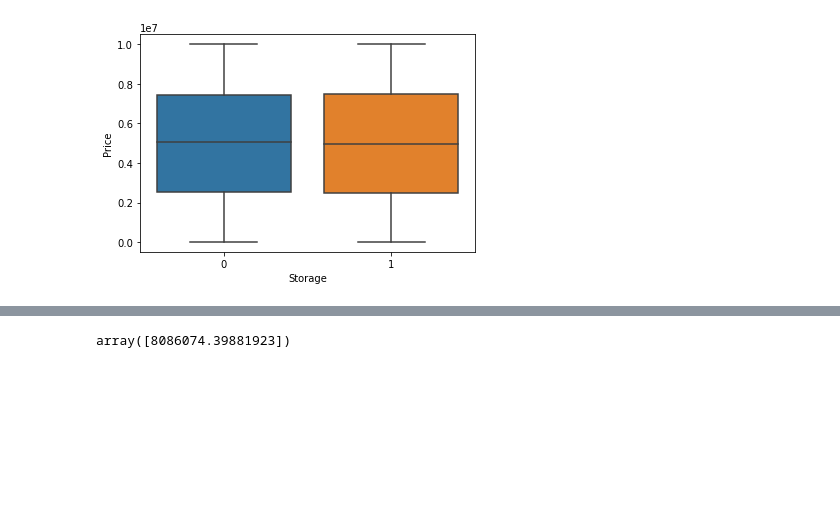
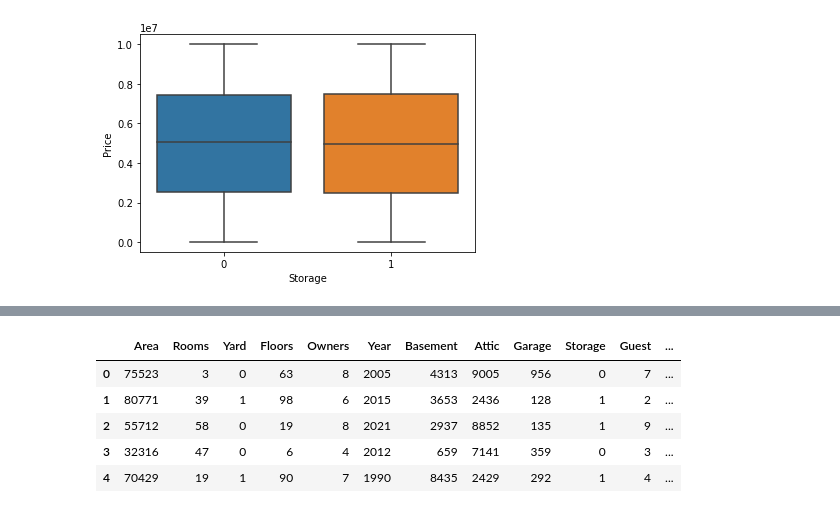
Before and after one commit to Imran-Sarkar-Sabbir/Data-Science-Assignment, a Jupyter notebook: Assignment data files/assess -3 final.ipynb, the cells around one changed output, grey strips where cells are left out. Cells and saved outputs as stored; diff of their text form; code cells hidden in the pictures; blank space fills up the shorter version.

```diff
--- a/Assignment data files/assess -3 final.ipynb
+++ b/Assignment data files/assess -3 final.ipynb
@@ -107,5 +122,10 @@ LinearRegression()
 # %%
-# calculate the predict value with buildin predict function
-model.predict([[80771,39,98,2015,3653,2436,128,1]])
+data = data.drop(['Unnamed: 0'],axis=1)
+data.head()
 # %% [output]
-array([8086074.39881923])
+|  | Area | Rooms | Yard | Floors | Owners | Year | Basement | Attic | Garage | Storage | Guest | ... |
+| 0 | 75523 | 3 | 0 | 63 | 8 | 2005 | 4313 | 9005 | 956 | 0 | 7 | ... |
+| 1 | 80771 | 39 | 1 | 98 | 6 | 2015 | 3653 | 2436 | 128 | 1 | 2 | ... |
+| 2 | 55712 | 58 | 0 | 19 | 8 | 2021 | 2937 | 8852 | 135 | 1 | 9 | ... |
+| 3 | 32316 | 47 | 0 | 6 | 4 | 2012 | 659 | 7141 | 359 | 0 | 3 | ... |
+| 4 | 70429 | 19 | 1 | 90 | 7 | 1990 | 8435 | 2429 | 292 | 1 | 4 | ... |
```
Also changed, not shown: parts of 9 cells of this notebook.
